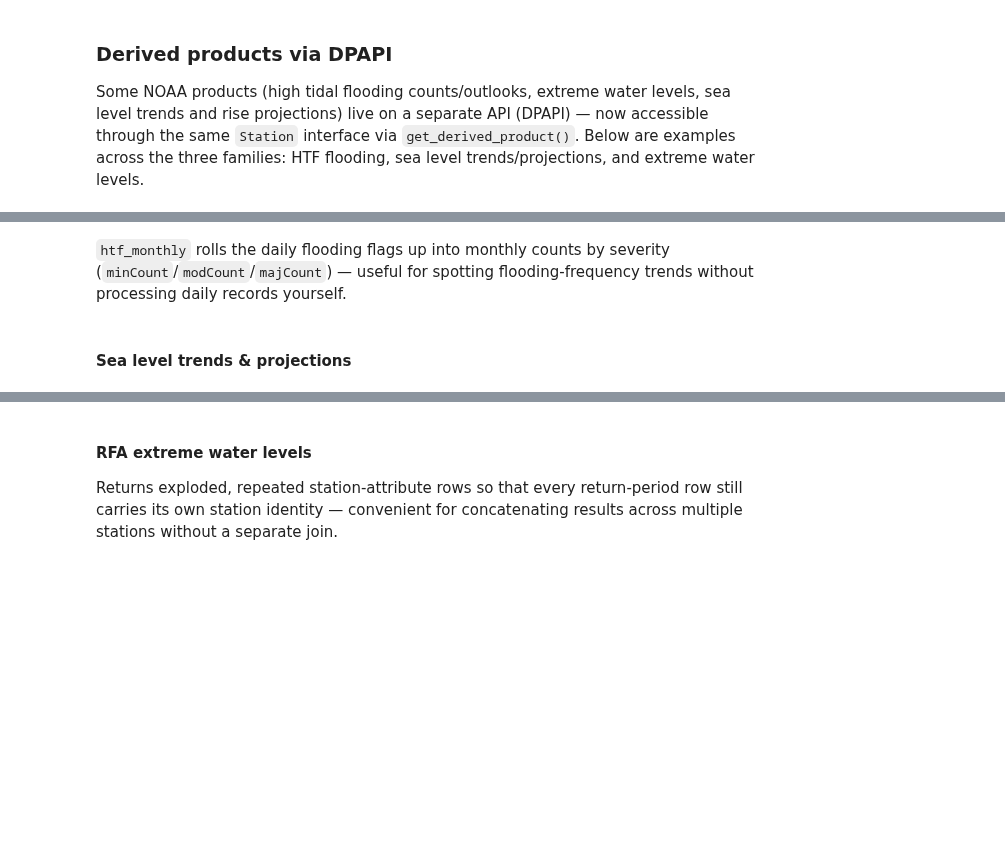
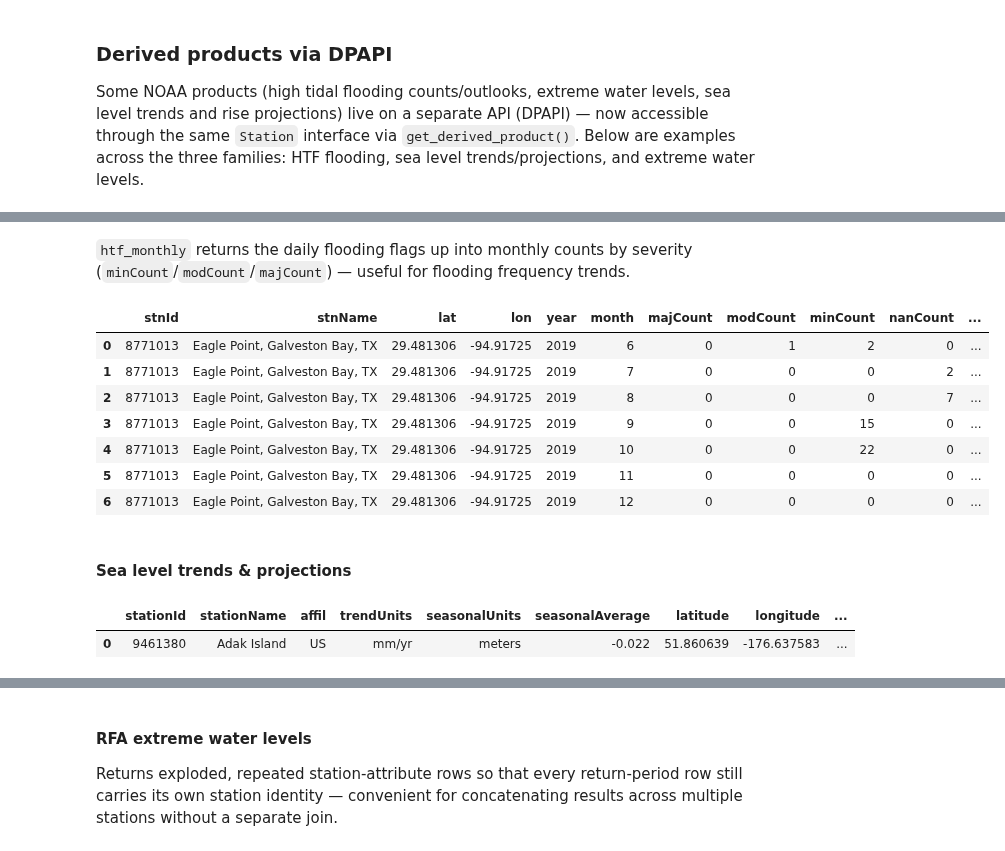
Before and after one commit to GClunies/noaa_coops, a Jupyter notebook: noaa_coops_new_features_tutorial.ipynb, the cells around one changed output, grey strips where cells are left out. Cells and saved outputs as stored; diff of their text form; code cells hidden in the pictures; blank space fills up the shorter version.

```diff
--- a/noaa_coops_new_features_tutorial.ipynb
+++ b/noaa_coops_new_features_tutorial.ipynb
@@ -84,12 +122,23 @@ a.get_derived_product(product="htf_daily", start_date="20180101", end_date="2018
 # %% [markdown]
-`htf_monthly` rolls the daily flooding flags up into monthly counts by severity (`minCount`/`modCount`/`majCount`) — useful for spotting flooding-frequency trends without processing daily records yourself.
+`htf_monthly` returns the daily flooding flags up into monthly counts by severity (`minCount`/`modCount`/`majCount`) — useful for flooding frequency trends.
 # %%
 # Eagle Point, TX — Gulf coast station with real minor-flooding counts in this window
 htf = Station("8771013")
-htf.get_derived_product(
-    product="htf_monthly", start_date="20190601", end_date="20191231"
-)[["year", "month", "majCount", "modCount", "minCount"]]
+htf.get_derived_product(product="htf_monthly", start_date="20190601", end_date="20191231")
+# %% [output]
+|  | stnId | stnName | lat | lon | year | month | majCount | modCount | minCount | nanCount | ... |
+| 0 | 8771013 | Eagle Point, Galveston Bay, TX | 29.481306 | -94.91725 | 2019 | 6 | 0 | 1 | 2 | 0 | ... |
+| 1 | 8771013 | Eagle Point, Galveston Bay, TX | 29.481306 | -94.91725 | 2019 | 7 | 0 | 0 | 0 | 2 | ... |
+| 2 | 8771013 | Eagle Point, Galveston Bay, TX | 29.481306 | -94.91725 | 2019 | 8 | 0 | 0 | 0 | 7 | ... |
+| 3 | 8771013 | Eagle Point, Galveston Bay, TX | 29.481306 | -94.91725 | 2019 | 9 | 0 | 0 | 15 | 0 | ... |
+| 4 | 8771013 | Eagle Point, Galveston Bay, TX | 29.481306 | -94.91725 | 2019 | 10 | 0 | 0 | 22 | 0 | ... |
+| 5 | 8771013 | Eagle Point, Galveston Bay, TX | 29.481306 | -94.91725 | 2019 | 11 | 0 | 0 | 0 | 0 | ... |
+| 6 | 8771013 | Eagle Point, Galveston Bay, TX | 29.481306 | -94.91725 | 2019 | 12 | 0 | 0 | 0 | 0 | ... |
 # %% [markdown]
 #### Sea level trends & projections
 # %%
+a = Station("9461380")
 a.get_derived_product(product="sea_level_trends")
+# %% [output]
+|  | stationId | stationName | affil | trendUnits | seasonalUnits | seasonalAverage | latitude | longitude | ... |
+| 0 | 9461380 | Adak Island | US | mm/yr | meters | -0.022 | 51.860639 | -176.637583 | ... |
```
Also changed, not shown: parts of 19 cells of this notebook.
